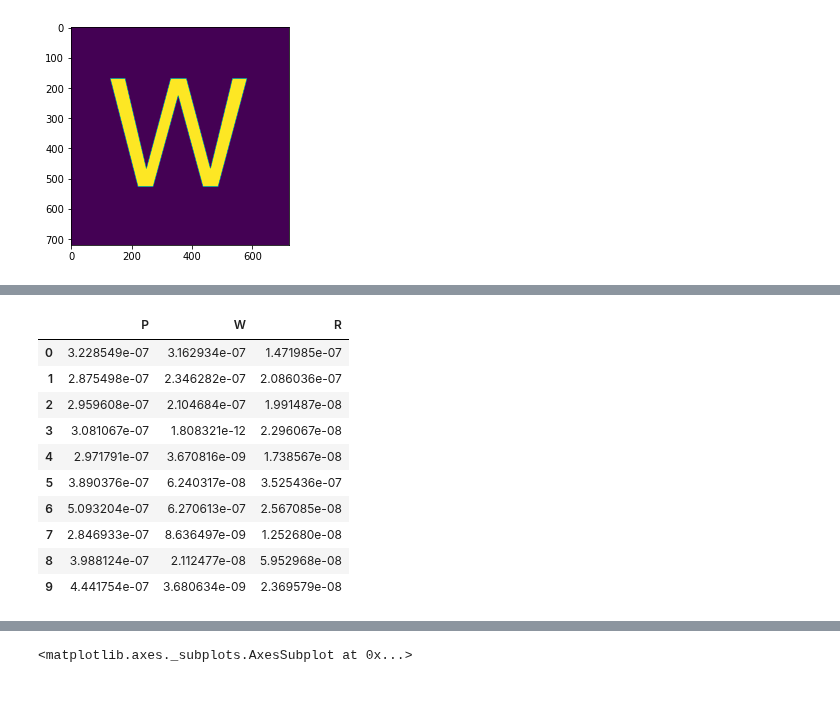
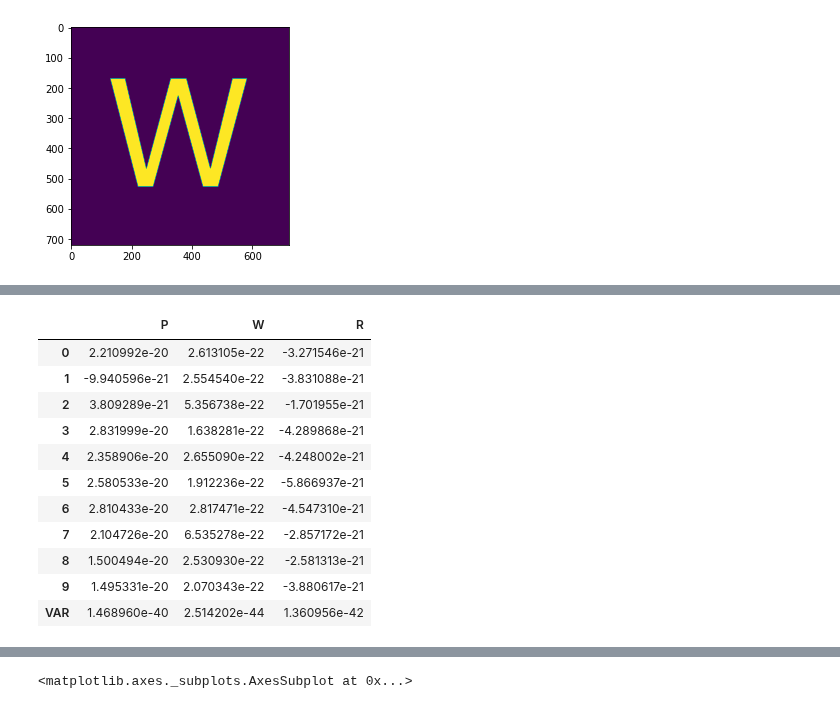
Before and after one commit to oscarteeninga/Metody-Rozpoznawania-Obrazow, a Jupyter notebook: lab1/lab1.ipynb, the cells around one changed output, grey strips where cells are left out. Saved outputs shown, nothing was run; the diff lists cells and outputs as text; code cells hidden in the pictures.

```diff
--- a/lab1/lab1.ipynb
+++ b/lab1/lab1.ipynb
@@ -8,19 +10,19 @@ import statistics
 # %%
-P = cv2.imread('P.png',0)
+P = cv2.imread(dic + "/P.png",0)
 _, P = cv2.threshold(P, 128, 255, cv2.THRESH_BINARY_INV)
 plt.imshow(P)
 # %% [output]
 <matplotlib.image.AxesImage at 0x...>
 [figure]
 # %%
-R = cv2.imread('R.png',0)
+R = cv2.imread(dic + '/R.png',0)
 _, R = cv2.threshold(R, 128, 255, cv2.THRESH_BINARY_INV)
 plt.imshow(R)
 # %% [output]
 <matplotlib.image.AxesImage at 0x...>
 [figure]
 # %%
-W = cv2.imread('W.png',0)
+W = cv2.imread(dic + '/W.png',0)
 _, W = cv2.threshold(W, 128, 255, cv2.THRESH_BINARY_INV)
 plt.imshow(W)
 # %% [output]
@@ -66,6 +68,7 @@ def get_hu_moments(imgs, names, hu_nr):
             moments = cv2.moments(imgs[i][j])
             hu_moment = cv2.HuMoments(moments)[hu_nr][0]
             results[names[i]][j] = hu_moment
+        results[names[i]]["VAR"] = statistics.variance(results[names[i]].values())
     return results
 # %%
 import pandas as pd
@@ -73,16 +76,17 @@ import math
 results = [get_hu_moments([P_cs, W_cs, R_cs], ['P','W','R'], hu_nr) for hu_nr in range(7)]
 dfs = [pd.DataFrame(data=result) for result in results]
 # %%
-dfs[1]
+dfs[6]
 # %% [output]
 |  | P | W | R |
-| 0 | 3.228549e-07 | 3.162934e-07 | 1.471985e-07 |
-| 1 | 2.875498e-07 | 2.346282e-07 | 2.086036e-07 |
-| 2 | 2.959608e-07 | 2.104684e-07 | 1.991487e-08 |
-| 3 | 3.081067e-07 | 1.808321e-12 | 2.296067e-08 |
-| 4 | 2.971791e-07 | 3.670816e-09 | 1.738567e-08 |
-| 5 | 3.890376e-07 | 6.240317e-08 | 3.525436e-07 |
-| 6 | 5.093204e-07 | 6.270613e-07 | 2.567085e-08 |
-| 7 | 2.846933e-07 | 8.636497e-09 | 1.252680e-08 |
-| 8 | 3.988124e-07 | 2.112477e-08 | 5.952968e-08 |
-| 9 | 4.441754e-07 | 3.680634e-09 | 2.369579e-08 |
+| 0 | 2.210992e-20 | 2.613105e-22 | -3.271546e-21 |
+| 1 | -9.940596e-21 | 2.554540e-22 | -3.831088e-21 |
+| 2 | 3.809289e-21 | 5.356738e-22 | -1.701955e-21 |
+| 3 | 2.831999e-20 | 1.638281e-22 | -4.289868e-21 |
+| 4 | 2.358906e-20 | 2.655090e-22 | -4.248002e-21 |
+| 5 | 2.580533e-20 | 1.912236e-22 | -5.866937e-21 |
+| 6 | 2.810433e-20 | 2.817471e-22 | -4.547310e-21 |
+| 7 | 2.104726e-20 | 6.535278e-22 | -2.857172e-21 |
+| 8 | 1.500494e-20 | 2.530930e-22 | -2.581313e-21 |
+| 9 | 1.495331e-20 | 2.070343e-22 | -3.880617e-21 |
+| VAR | 1.468960e-40 | 2.514202e-44 | 1.360956e-42 |
```
Also changed, not shown: parts of 6 cells of this notebook, 4 other files.
